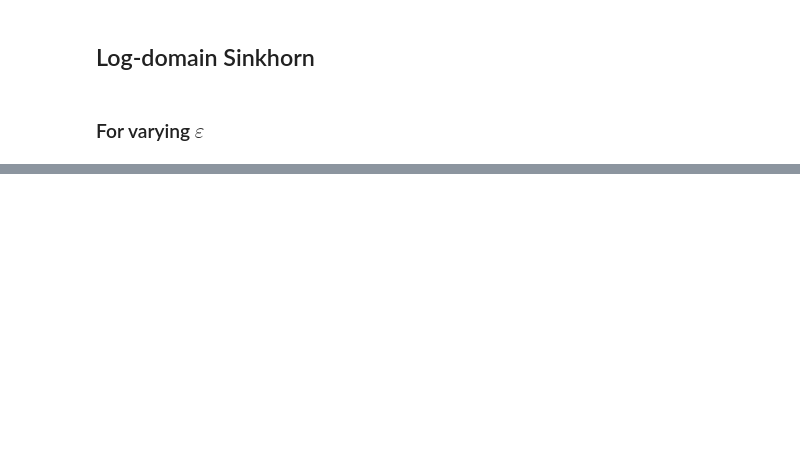
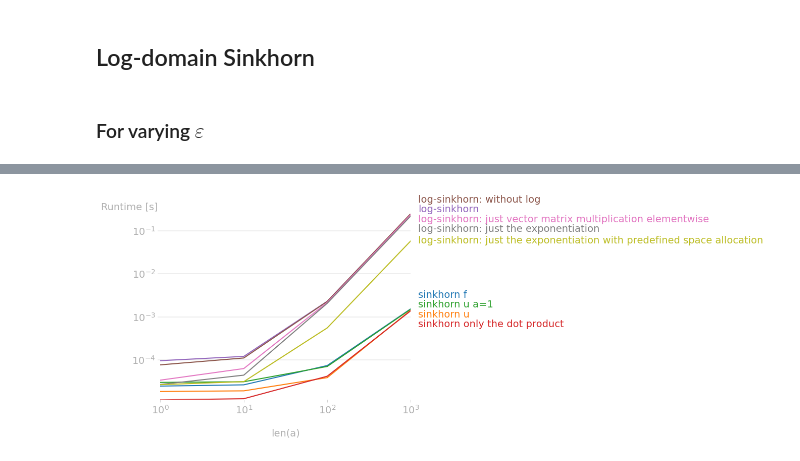
Before and after one commit to redachhaibi/computational-ot, a Jupyter notebook: ipynb/Sinkhorn.ipynb, the cells around one changed output, grey strips where cells are left out. Cells and saved outputs as stored; diff of their text form; code cells hidden in the pictures; blank space fills up the shorter version.

```diff
--- a/ipynb/Sinkhorn.ipynb
+++ b/ipynb/Sinkhorn.ipynb
@@ -270,0 +351,33 @@ plt.show()
+# %%
+import numpy as np
+import perfplot
+epsilon = 0.001
+
+perfplot.show(
+    setup = lambda n : (np.random.rand(n, n),np.random.rand(n,1)) ,
+    kernels = [
+        lambda A, x : np.exp((x/np.dot( A, x))),
+        lambda A, x : x/np.dot( A, x),
+        lambda A, x : 1/np.dot( A, x),
+        lambda A, x : np.dot( A, x),
+
+        lambda A, x : np.log( np.sum(x*np.exp(-(A)/epsilon), axis = 0) ),
+        lambda A, x : np.sum(x*np.exp(-(A)/epsilon), axis=0),
+        lambda A, x : x*np.exp(-(A)/epsilon) ,
+        lambda A, x : np.exp(-(A)/epsilon) ,
+        lambda A, x : np.exp(-(A)/epsilon, out = A) ,
+        ],
+    labels = ["sinkhorn f",
+              "sinkhorn u",
+              "sinkhorn u a=1",
+              "sinkhorn only the dot product",
+              "log-sinkhorn",
+              "log-sinkhorn: without log",
+              "log-sinkhorn: just vector matrix multiplication elementwise",
+              "log-sinkhorn: just the exponentiation",
+              "log-sinkhorn: just the exponentiation with predefined space allocation"],
+    n_range = [10 ** k for k in range(4)],
+    xlabel = "len(a)",
+    equality_check = False,
+)
+# %% [output]
@@ -270,0 +386 @@ plt.show()
+[figure, added]
```
Also changed, not shown: parts of 15 cells of this notebook.
